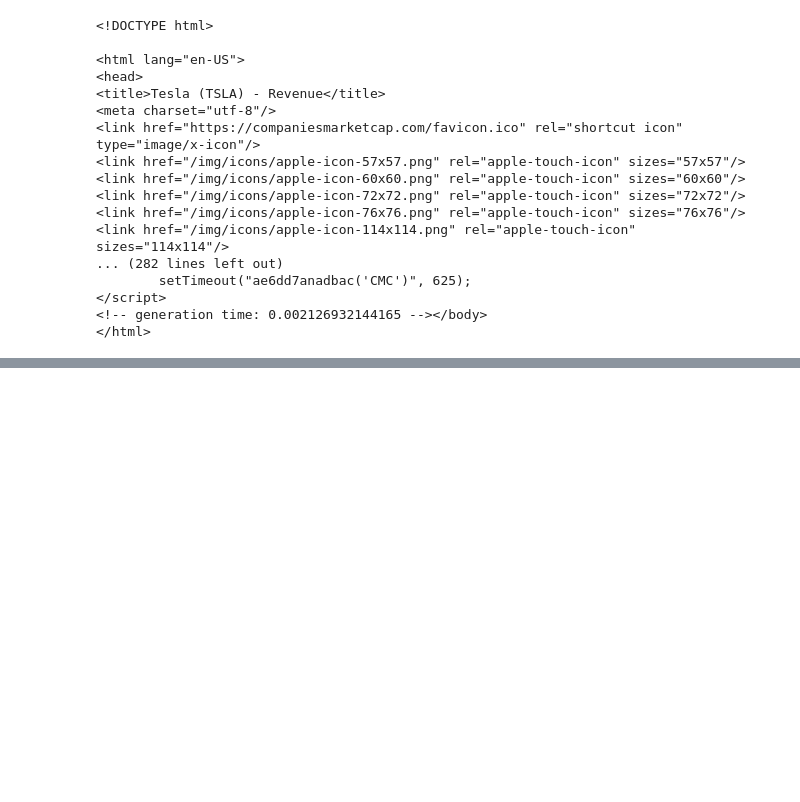
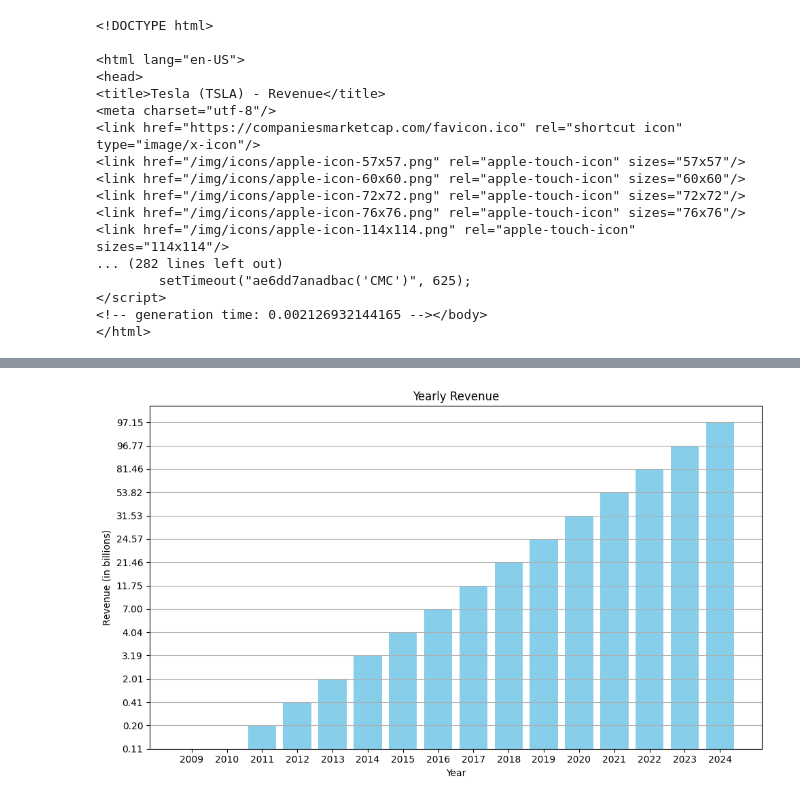
Before and after one commit to npebsjp/web-scraping-project-tutorial, a Jupyter notebook: src/explore.ipynb, the cells around one changed output, grey strips where cells are left out. Drawn from its saved outputs; the diff is of its cells as text; code cells hidden in the pictures; blank space fills up the shorter version.

```diff
--- a/src/explore.ipynb
+++ b/src/explore.ipynb
@@ -56,0 +41,21 @@ tr
+# %%
+import re
+
+trs = soup.find_all("tr")
+
+results = []
+for row in trs:
+    span_year = row.find("span", class_="year")
+    revenue_td = row.find_all("td")
+
+    if span_year and len(revenue_td)>1:
+        year = span_year.text.strip()
+        revenue = revenue_td[1].text.replace('$', '').replace(' B', '').strip()
+        results.append((year, revenue))
+
+# Print the results
+for year, revenue in results:
+    print(f"Year: {year}, Revenue: {revenue}")
+
+# Print the results list
+print("Results List:", results)
@@ -56,0 +80,16 @@ tr
+# %%
+years = [year for year, revenue in results]
+years_reversed = years[::-1]
+revenues = [revenue for year, revenue in results]
+revenues_reversed = revenues[::-1]
+# %%
+plt.figure(figsize=(10,6))
+plt.bar(years_reversed, revenues_reversed, color="skyblue")
+plt.xlabel('Year')
+plt.ylabel('Revenue (in billions)')
+plt.title('Yearly Revenue')
+plt.grid(axis='y')
+plt.tight_layout()
+plt.show()
+# %% [output]
+[figure, added]
```
Also changed, not shown: parts of 7 cells of this notebook, 4 other files.
